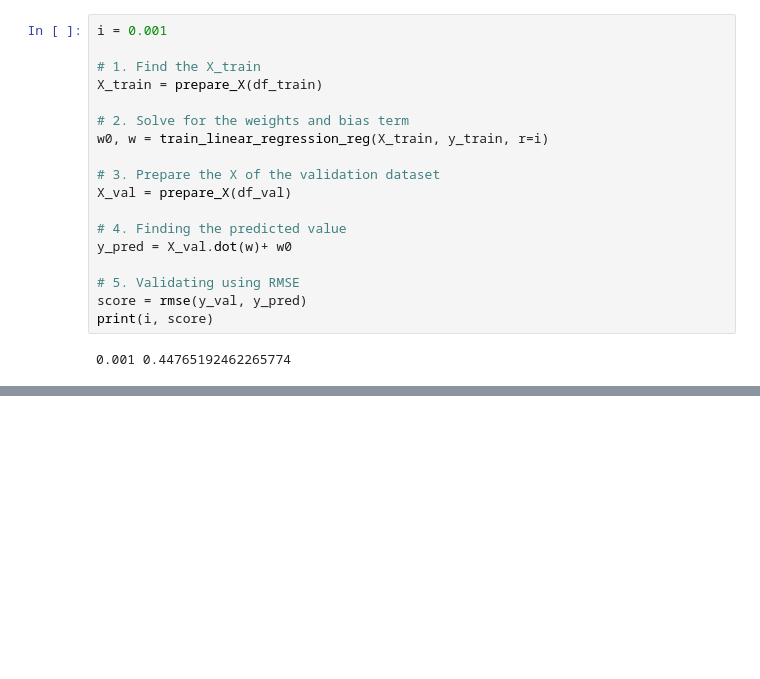
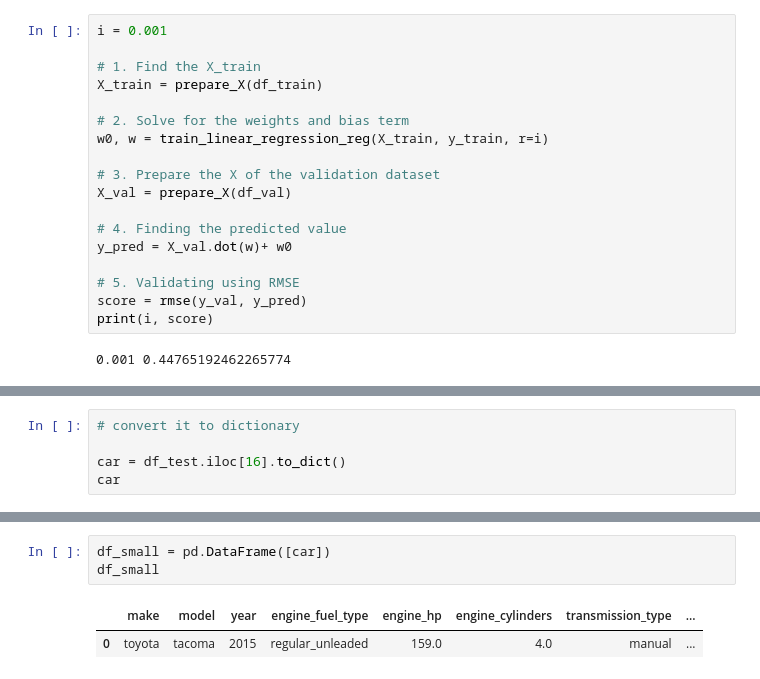
Before and after one commit to pyjom/ml-zoomcamp-2025, a Jupyter notebook: week2/week2.ipynb, the cells around one changed output, grey strips where cells are left out. Drawn from its saved outputs; the diff is of its cells as text; blank space fills up the shorter version.

```diff
--- a/week2/week2.ipynb
+++ b/week2/week2.ipynb
@@ -1083,0 +1164,5 @@ print(i, score)
+# %%
+# convert it to dictionary
+
+car = df_test.iloc[16].to_dict()
+car
@@ -1083,0 +1185,6 @@ print(i, score)
+# %%
+df_small = pd.DataFrame([car])
+df_small
+# %% [output]
+|  | make | model | year | engine_fuel_type | engine_hp | engine_cylinders | transmission_type | ... |
+| 0 | toyota | tacoma | 2015 | regular_unleaded | 159.0 | 4.0 | manual | ... |
```
Also changed, not shown: parts of 16 cells of this notebook.
